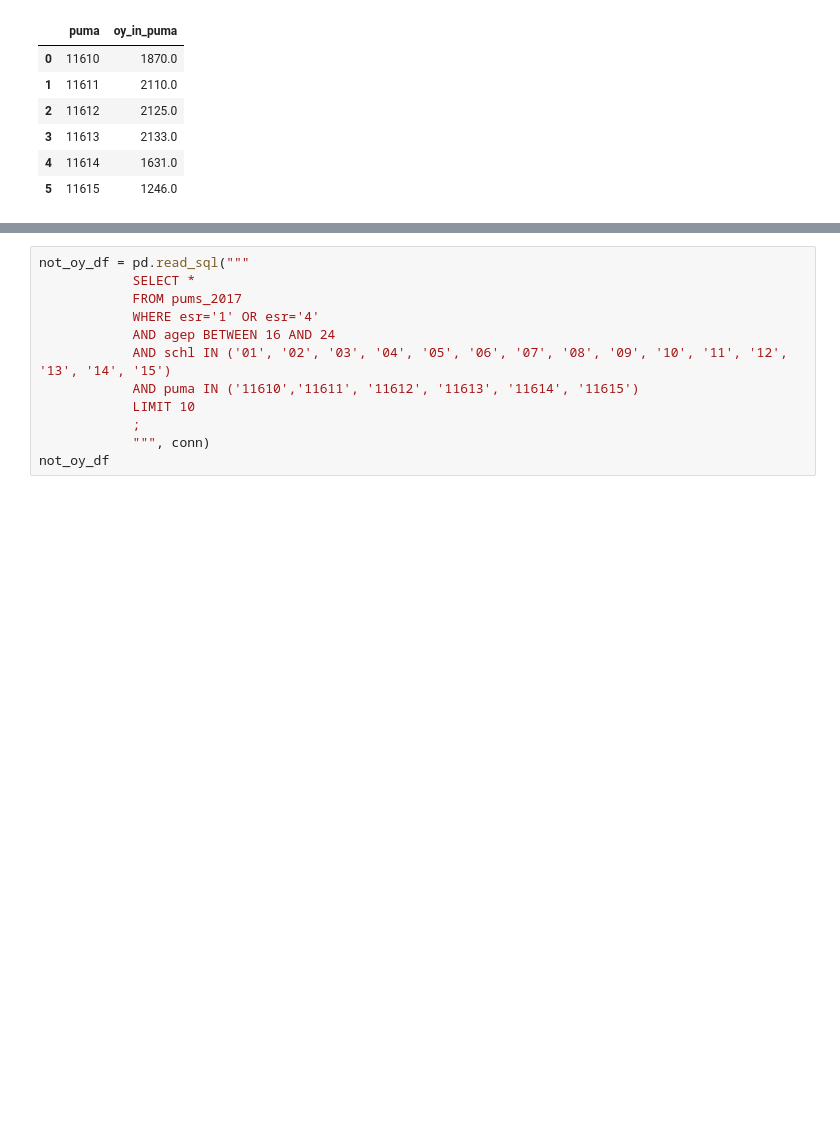
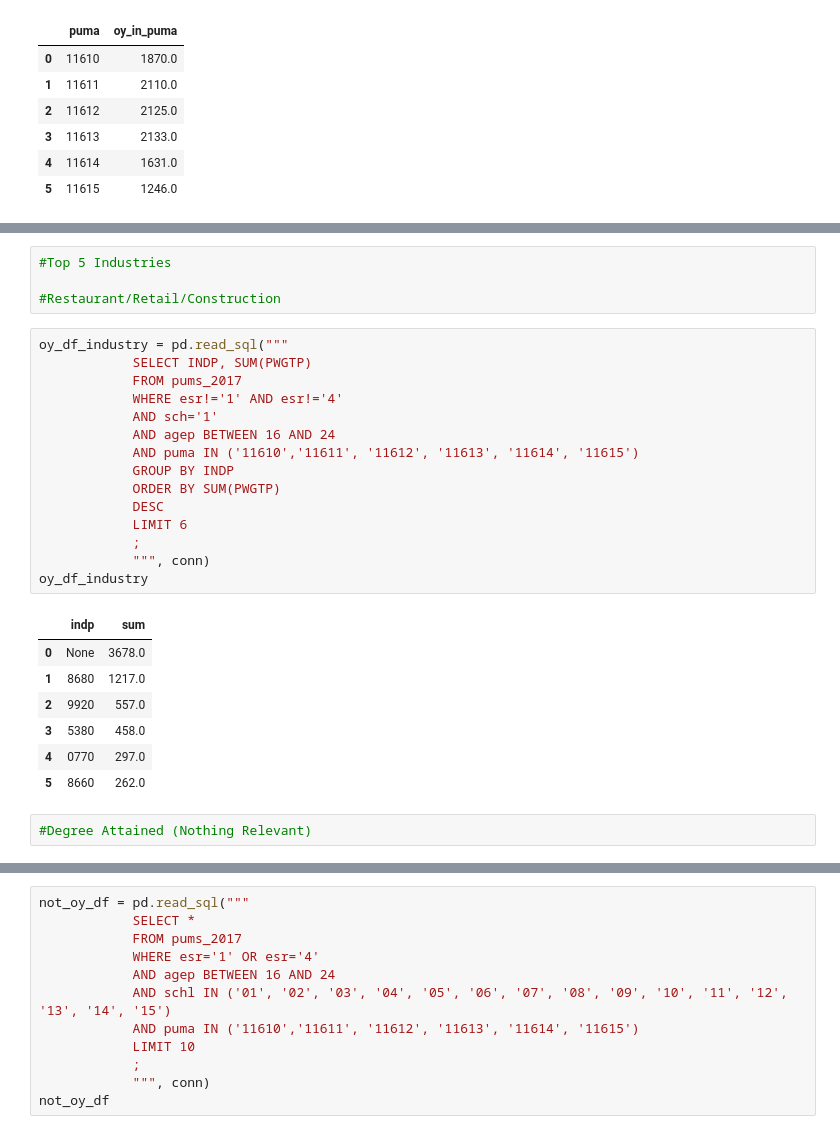
Before and after one commit to sam-thurman/dsc-mod-1-project-seattle-ds, a Jupyter notebook: notebooks/exploratory/02_Mihir_Exploratory.ipynb, the cells around one changed output, grey strips where cells are left out. Saved outputs shown, nothing was run; the diff lists cells and outputs as text; blank space fills up the shorter version.

```diff
--- a/notebooks/exploratory/02_Mihir_Exploratory.ipynb
+++ b/notebooks/exploratory/02_Mihir_Exploratory.ipynb
@@ -40,0 +151,29 @@ oy_df_per_puma
+# %%
+#Top 5 Industries
+
+#Restaurant/Retail/Construction
+# %%
+oy_df_industry = pd.read_sql("""
+            SELECT INDP, SUM(PWGTP)
+            FROM pums_2017
+            WHERE esr!='1' AND esr!='4'
+            AND sch='1'
+            AND agep BETWEEN 16 AND 24
+            AND puma IN ('11610','11611', '11612', '11613', '11614', '11615')
+            GROUP BY INDP
+            ORDER BY SUM(PWGTP)
+            DESC
+            LIMIT 6
+            ;
+            """, conn)
+oy_df_industry
+# %% [output]
+|  | indp | sum |
+| 0 | None | 3678.0 |
+| 1 | 8680 | 1217.0 |
+| 2 | 9920 | 557.0 |
+| 3 | 5380 | 458.0 |
+| 4 | 0770 | 297.0 |
+| 5 | 8660 | 262.0 |
+# %%
+#Degree Attained (Nothing Relevant)
```
Also changed, not shown: parts of 23 cells of this notebook, 2 other files.
